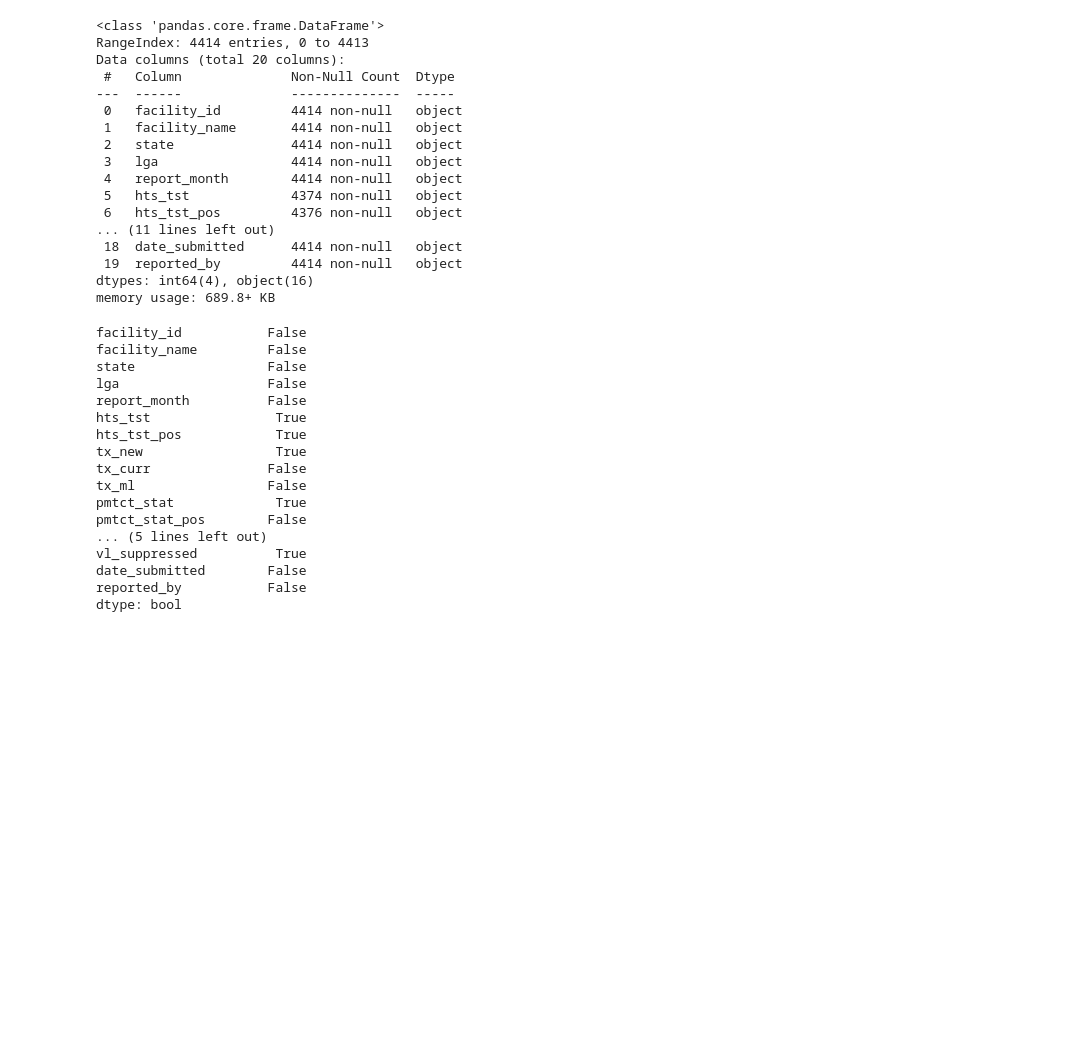
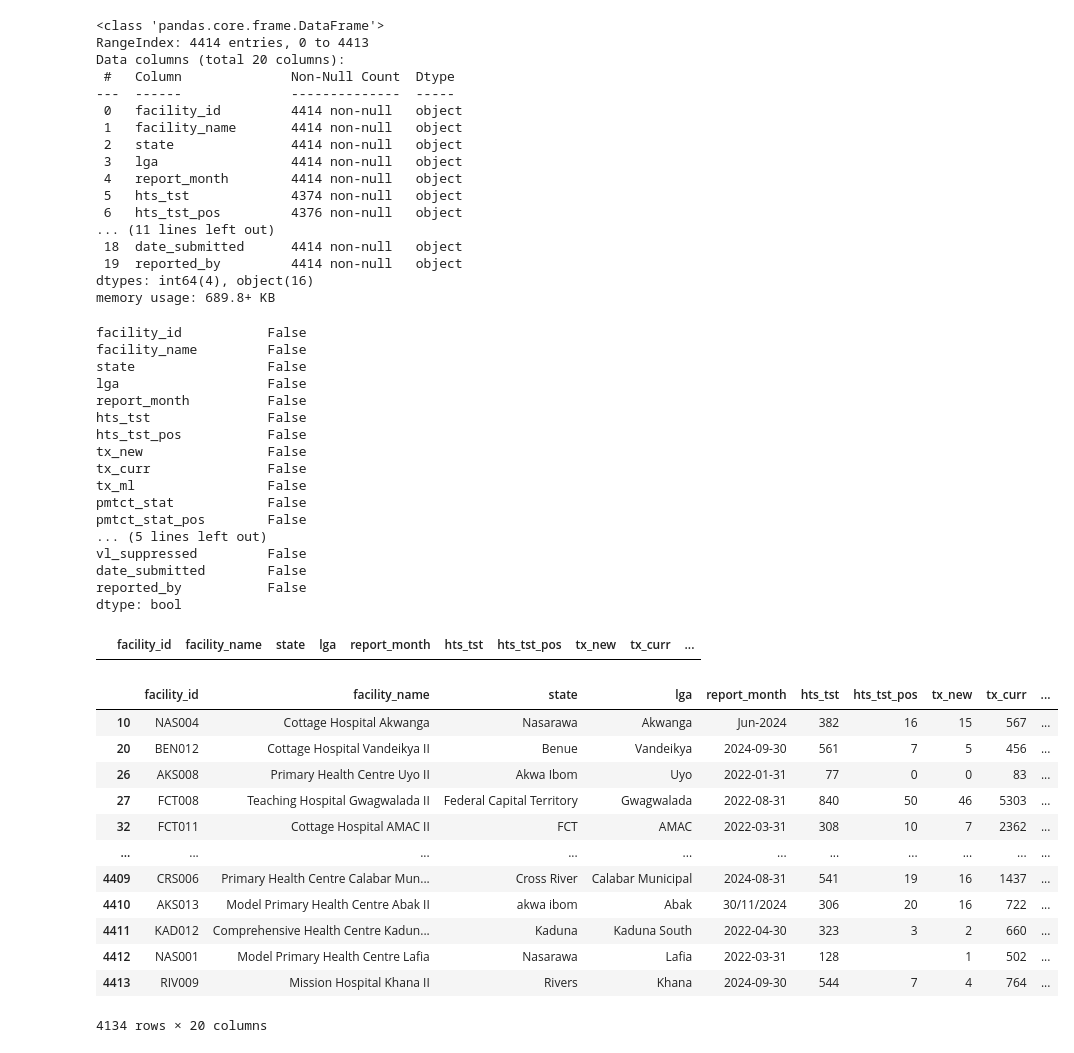
Before and after one commit to AlozieCollins/Intern-dataset-work, a Jupyter notebook: work.ipynb, the cells around one changed output. Cells and saved outputs as stored; diff of their text form; code cells hidden in the pictures; blank space fills up the shorter version.

Commit message:
Removed all NaN values from the Dataframe

```diff
--- a/work.ipynb
+++ b/work.ipynb
@@ -43,24 +43,46 @@ Data columns (total 20 columns):
 dtypes: int64(4), object(16)
 memory usage: 689.8+ KB
 # %%
-df.isnull().any()
+df.isna().any()
 # %% [output]
 facility_id           False
 facility_name         False
 state                 False
 lga                   False
 report_month          False
-hts_tst                True
-hts_tst_pos            True
-tx_new                 True
+hts_tst               False
+hts_tst_pos           False
+tx_new                False
 tx_curr               False
 tx_ml                 False
-pmtct_stat             True
+pmtct_stat            False
 pmtct_stat_pos        False
 ... (5 lines left out)
-vl_suppressed          True
+vl_suppressed         False
 date_submitted        False
 reported_by           False
 dtype: bool
 # %%
-df[df["hts_tst"].isna()]
+df[df["vl_suppressed"].isna()]
+# %% [output]
+|  | facility_id | facility_name | state | lga | report_month | hts_tst | hts_tst_pos | tx_new | tx_curr | ... |
+# %%
+df["vl_suppressed"] = df["vl_suppressed"].fillna(0)
+# %%
+df["hts_tst"] = df["hts_tst"].fillna(0)
+# %%
+df[df["facility_id"].duplicated() ==1]
+# %% [output]
+|  | facility_id | facility_name | state | lga | report_month | hts_tst | hts_tst_pos | tx_new | tx_curr | ... |
+| 10 | NAS004 | Cottage Hospital Akwanga | Nasarawa | Akwanga | Jun-2024 | 382 | 16 | 15 | 567 | ... |
+| 20 | BEN012 | Cottage Hospital Vandeikya II | Benue | Vandeikya | 2024-09-30 | 561 | 7 | 5 | 456 | ... |
+| 26 | AKS008 | Primary Health Centre Uyo II | Akwa Ibom | Uyo | 2022-01-31 | 77 | 0 | 0 | 83 | ... |
+| 27 | FCT008 | Teaching Hospital Gwagwalada II | Federal Capital Territory | Gwagwalada | 2022-08-31 | 840 | 50 | 46 | 5303 | ... |
+| 32 | FCT011 | Cottage Hospital AMAC II | FCT | AMAC | 2022-03-31 | 308 | 10 | 7 | 2362 | ... |
+| ... | ... | ... | ... | ... | ... | ... | ... | ... | ... | ... |
+| 4409 | CRS006 | Primary Health Centre Calabar Mun... | Cross River | Calabar Municipal | 2024-08-31 | 541 | 19 | 16 | 1437 | ... |
+| 4410 | AKS013 | Model Primary Health Centre Abak II | akwa ibom | Abak | 30/11/2024 | 306 | 20 | 16 | 722 | ... |
+| 4411 | KAD012 | Comprehensive Health Centre Kadun... | Kaduna | Kaduna South | 2022-04-30 | 323 | 3 | 2 | 660 | ... |
+| 4412 | NAS001 | Model Primary Health Centre Lafia | Nasarawa | Lafia | 2022-03-31 | 128 |  | 1 | 502 | ... |
+| 4413 | RIV009 | Mission Hospital Khana II | Rivers | Khana | 2024-09-30 | 544 | 7 | 4 | 764 | ... |
+4134 rows × 20 columns
```
Also changed, not shown: parts of 1 cell of this notebook.
